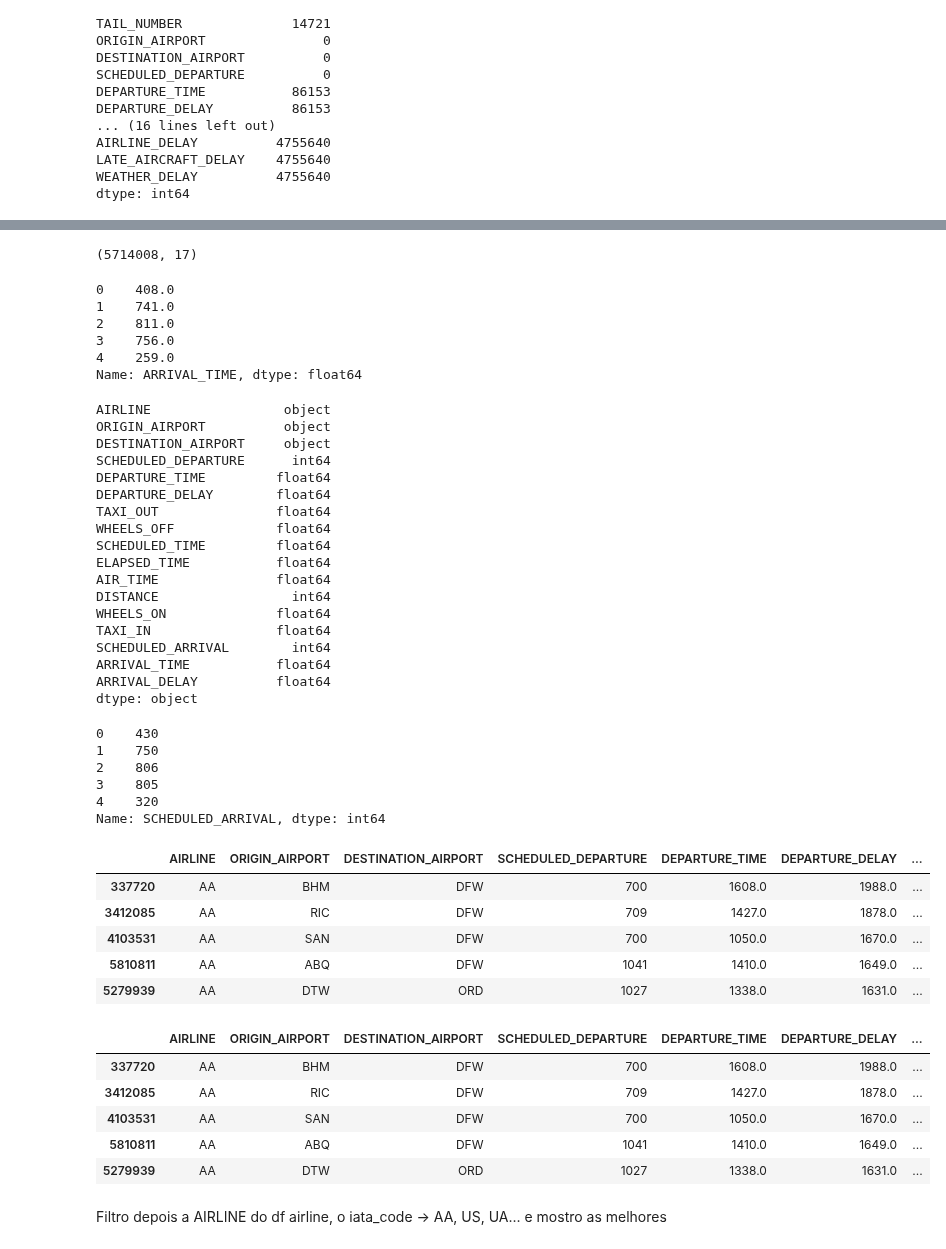
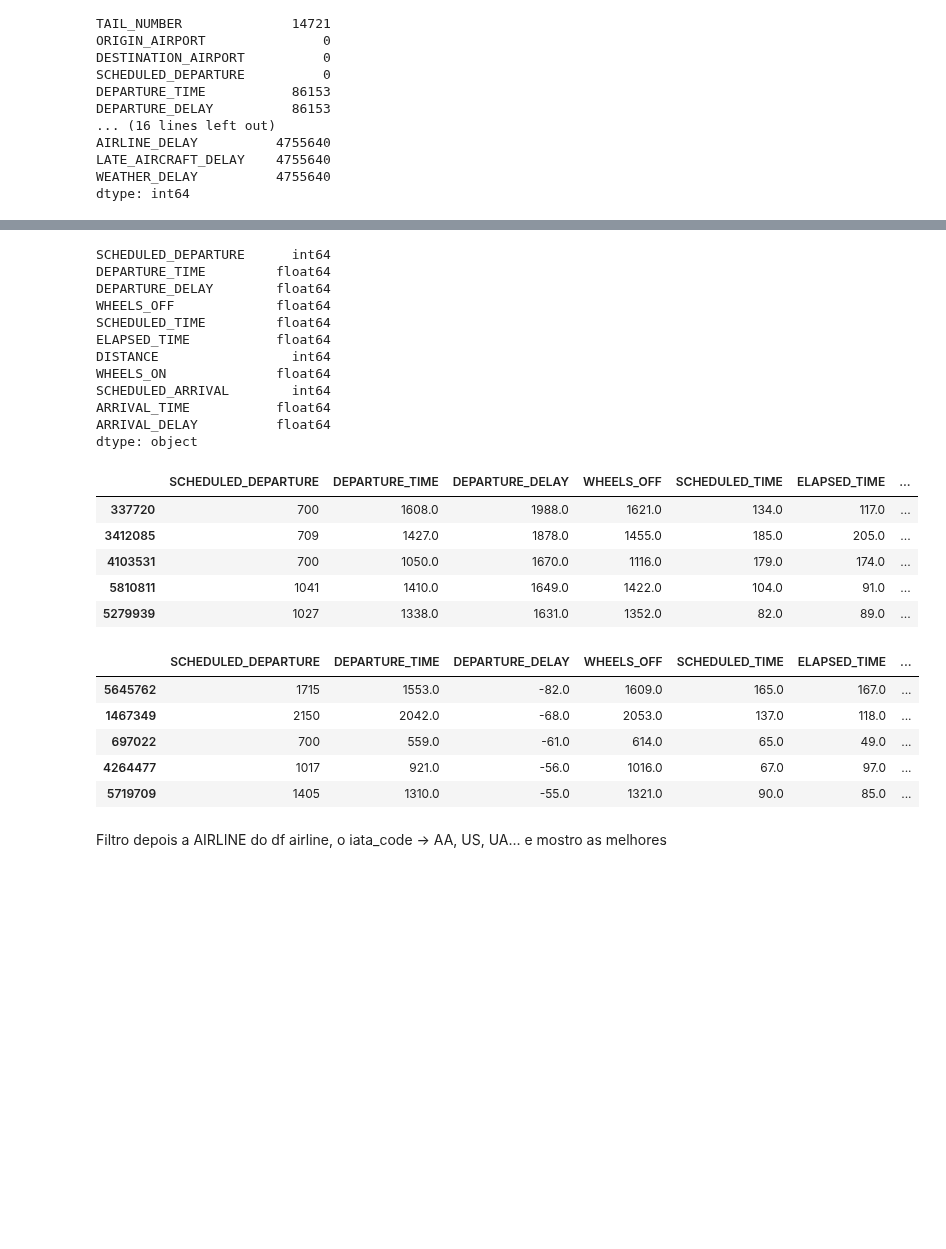
Before and after one commit to IonaSantana/Artificial-Intelligence, a Jupyter notebook: Flight_delay.ipynb, the cells around one changed output, grey strips where cells are left out. Saved outputs shown, nothing was run; the diff lists cells and outputs as text; code cells hidden in the pictures; blank space fills up the shorter version.

```diff
--- a/Flight_delay.ipynb
+++ b/Flight_delay.ipynb
@@ -87,0 +104,8 @@ dtype: int64
+# %%
+columns_corr = ['SCHEDULED_DEPARTURE', 'DEPARTURE_TIME', 'DEPARTURE_DELAY',
+       'WHEELS_OFF', 'SCHEDULED_TIME', 'ELAPSED_TIME', 'DISTANCE',
+       'WHEELS_ON', 'SCHEDULED_ARRIVAL', 'ARRIVAL_TIME', 'ARRIVAL_DELAY']
+#todas que estao relacionada com tempo, air_time só relaciona com distance, por isso foi retirada
+y = flights['AIRLINE']
+flights_time = flights[columns_corr]
+flights_time .columns
@@ -119,0 +154,3 @@ data.head()
+# %%
+#apesar de retirar os valores NaN, ainda se tem muitos registro. E assim, podemos evitar cometer erros no modelo por falta de informação
+flights_time = flights_time.dropna()
@@ -169,52 +176,24 @@ dtype: int64
-# %%
-data.shape
-# %% [output]
-(5714008, 17)
-# %%
-data['ARRIVAL_TIME'].head()
-# %% [output]
-0    408.0
-1    741.0
-2    811.0
-3    756.0
-4    259.0
-Name: ARRIVAL_TIME, dtype: float64
 # %%
-data.dtypes
+flights_time.dtypes
 # %% [output]
-AIRLINE                 object
-ORIGIN_AIRPORT          object
-DESTINATION_AIRPORT     object
 SCHEDULED_DEPARTURE      int64
 DEPARTURE_TIME         float64
 DEPARTURE_DELAY        float64
-TAXI_OUT               float64
 WHEELS_OFF             float64
 SCHEDULED_TIME         float64
 ELAPSED_TIME           float64
-AIR_TIME               float64
 DISTANCE                 int64
 WHEELS_ON              float64
-TAXI_IN                float64
 SCHEDULED_ARRIVAL        int64
 ARRIVAL_TIME           float64
 ARRIVAL_DELAY          float64
 dtype: object
-# %%
-data['SCHEDULED_ARRIVAL'].head()
-# %% [output]
-0    430
-1    750
-2    806
-3    805
-4    320
-Name: SCHEDULED_ARRIVAL, dtype: int64
 # %%
-data.sort_values(['DEPARTURE_DELAY'], ascending=False).head()
+flights_time.sort_values(['DEPARTURE_DELAY'], ascending=False).head()
 # %% [output]
-|  | AIRLINE | ORIGIN_AIRPORT | DESTINATION_AIRPORT | SCHEDULED_DEPARTURE | DEPARTURE_TIME | DEPARTURE_DELAY | ... |
-| 337720 | AA | BHM | DFW | 700 | 1608.0 | 1988.0 | ... |
-| 3412085 | AA | RIC | DFW | 709 | 1427.0 | 1878.0 | ... |
-| 4103531 | AA | SAN | DFW | 700 | 1050.0 | 1670.0 | ... |
-| 5810811 | AA | ABQ | DFW | 1041 | 1410.0 | 1649.0 | ... |
-| 5279939 | AA | DTW | ORD | 1027 | 1338.0 | 1631.0 | ... |
+|  | SCHEDULED_DEPARTURE | DEPARTURE_TIME | DEPARTURE_DELAY | WHEELS_OFF | SCHEDULED_TIME | ELAPSED_TIME | ... |
+| 337720 | 700 | 1608.0 | 1988.0 | 1621.0 | 134.0 | 117.0 | ... |
+| 3412085 | 709 | 1427.0 | 1878.0 | 1455.0 | 185.0 | 205.0 | ... |
+| 4103531 | 700 | 1050.0 | 1670.0 | 1116.0 | 179.0 | 174.0 | ... |
+| 5810811 | 1041 | 1410.0 | 1649.0 | 1422.0 | 104.0 | 91.0 | ... |
+| 5279939 | 1027 | 1338.0 | 1631.0 | 1352.0 | 82.0 | 89.0 | ... |
@@ -225,12 +200,14 @@ atrasados = atrasados[atrasados['DEPARTURE_DELAY'] > 0]
+# %%
+flights_time = flights_time.sort_values(['DEPARTURE_DELAY'], ascending=True)
 # %%
-atrasados.head()
+flights_time.head()
 # %% [output]
-|  | AIRLINE | ORIGIN_AIRPORT | DESTINATION_AIRPORT | SCHEDULED_DEPARTURE | DEPARTURE_TIME | DEPARTURE_DELAY | ... |
-| 337720 | AA | BHM | DFW | 700 | 1608.0 | 1988.0 | ... |
-| 3412085 | AA | RIC | DFW | 709 | 1427.0 | 1878.0 | ... |
-| 4103531 | AA | SAN | DFW | 700 | 1050.0 | 1670.0 | ... |
-| 5810811 | AA | ABQ | DFW | 1041 | 1410.0 | 1649.0 | ... |
-| 5279939 | AA | DTW | ORD | 1027 | 1338.0 | 1631.0 | ... |
+|  | SCHEDULED_DEPARTURE | DEPARTURE_TIME | DEPARTURE_DELAY | WHEELS_OFF | SCHEDULED_TIME | ELAPSED_TIME | ... |
+| 5645762 | 1715 | 1553.0 | -82.0 | 1609.0 | 165.0 | 167.0 | ... |
+| 1467349 | 2150 | 2042.0 | -68.0 | 2053.0 | 137.0 | 118.0 | ... |
+| 697022 | 700 | 559.0 | -61.0 | 614.0 | 65.0 | 49.0 | ... |
+| 4264477 | 1017 | 921.0 | -56.0 | 1016.0 | 67.0 | 97.0 | ... |
+| 5719709 | 1405 | 1310.0 | -55.0 | 1321.0 | 90.0 | 85.0 | ... |
 # %% [markdown]
 Filtro depois a AIRLINE do df airline, o iata_code -> AA, US, UA... e mostro as melhores
 # %% [markdown]
```
Also changed, not shown: parts of 26 cells of this notebook.
